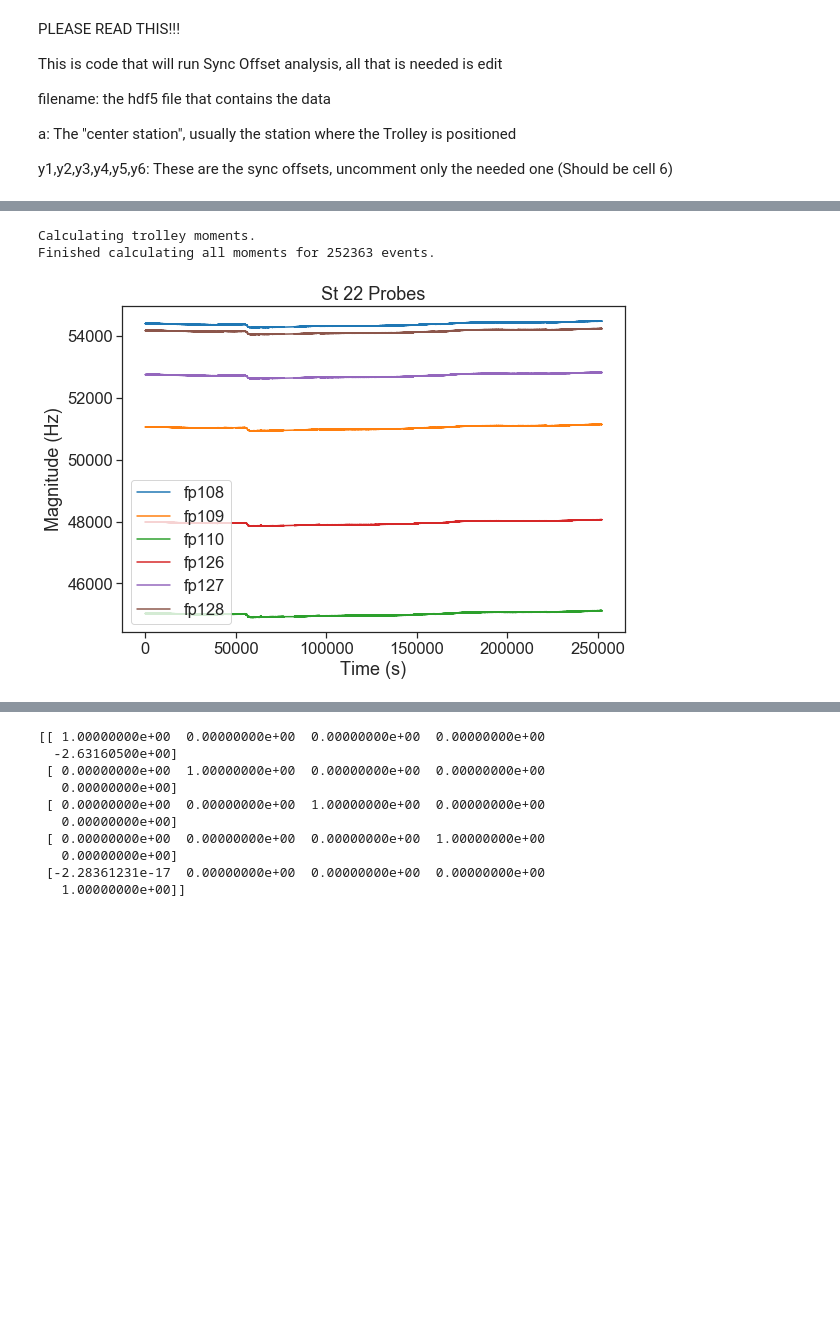
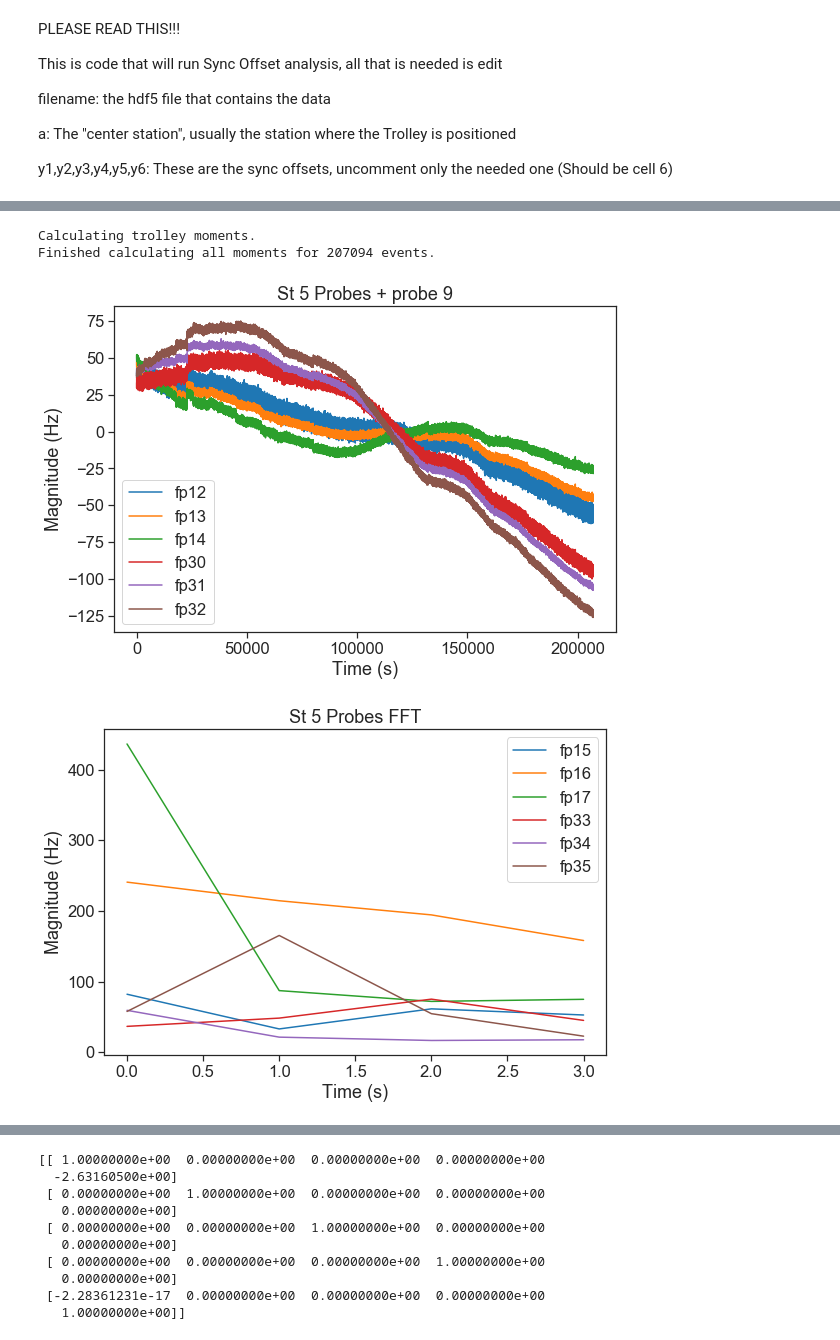
Before and after one commit to aetb/trfp, a Jupyter notebook: Jonathan_Analysis.ipynb, the cells around one changed output, grey strips where cells are left out. Saved outputs shown, nothing was run; the diff lists cells and outputs as text; code cells hidden in the pictures; blank space fills up the shorter version.

```diff
--- a/Jonathan_Analysis.ipynb
+++ b/Jonathan_Analysis.ipynb
@@ -9,10 +9,10 @@ a: The "center station", usually the station where the Trolley is positioned
 
 y1,y2,y3,y4,y5,y6: These are the sync offsets, uncomment only the needed one (Should be cell 6)
 # %%
-filename = 'hdf5/superlong_1.h5' #Format: 'hdf5/FileName.h5'
+filename = 'hdf5/superlong_2.h5' #Format: 'hdf5/FileName.h5'
                                  #'hdf5' is the name of the folder that contains the hdf5 file named FileName, .h5 is
                                  #format of the file (like .txt or .csv)
-a = 22
+a = 5
 # %%
 %load_ext autoreload
 %autoreload 2
@@ -371,21 +388,42 @@ avgdMoment_df = rolling_windows.mean()
 nEvents = len(np.delete(avgdMoment_df["tr,m1"].to_numpy(), np.arange(Binsize -1)))
 # %% [output]
 Calculating trolley moments.
-Finished calculating all moments for 252363 events.
+Finished calculating all moments for 207094 events.
+# %%
+#Look at station probe measurements
+Station5 = trfp.STATION_PROBE_ID[a-1]
+k = 3
+plt.figure(figsize = (3*k,2*k))
+for i in Station5:
+    if i == 16 or i == 17:
+        continue
+    plt.plot(interp_df['fp'+ str(i)].to_numpy() \
+             - np.average(interp_df['fp'+ str(i)].to_numpy()), label = "fp" + str(i))
+    #print(SqRes(interp_df['fp'+ str(i)].to_numpy(), np.arange(len(interp_df['fp'+ str(i)].to_numpy())), 10))
+
+#plt.plot(interp_df['fp'+ str(9)].to_numpy() \
+#         - np.average(interp_df['fp'+ str(9)].to_numpy()), label = "fp" + str(9))
+plt.legend()
+plt.title("St " + str(a) + " Probes + probe 9")
+plt.xlabel("Time (s)")
+plt.ylabel("Magnitude (Hz)")
+plt.show()
+# %% [output]
+[figure, added]
 # %%
 #Look at station probe measurements
 Station5 = trfp.STATION_PROBE_ID[a]
 k = 3
 plt.figure(figsize = (3*k,2*k))
 for i in Station5:
-    plt.plot(interp_df['fp'+ str(i)].to_numpy(), label = "fp" + str(i))
+    plt.plot(abs(np.fft.rfft(interp_df['fp'+ str(i)].to_numpy()[100:109]))[1:], label = "fp" + str(i))
 plt.legend()
-plt.title("St " + str(a) + " Probes")
+plt.title("St " + str(a) + " Probes FFT")
 plt.xlabel("Time (s)")
 plt.ylabel("Magnitude (Hz)")
 plt.show()
 # %% [output]
-[figure, old version]
+[figure, new version]
 # %%
 #Look at Trolley Measurements
 k = 3
```
Also changed, not shown: parts of 7 cells of this notebook, 2 other files.
